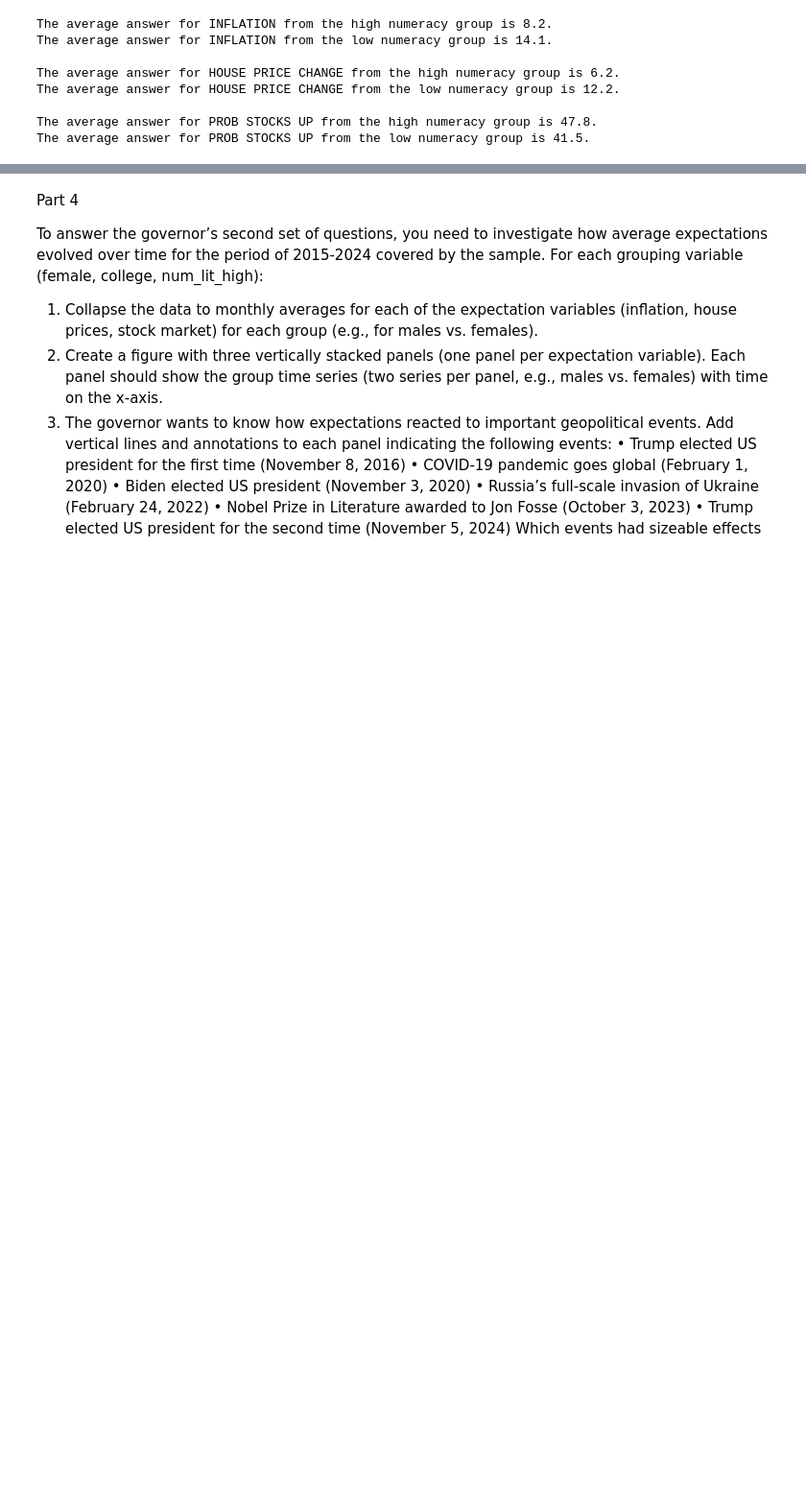
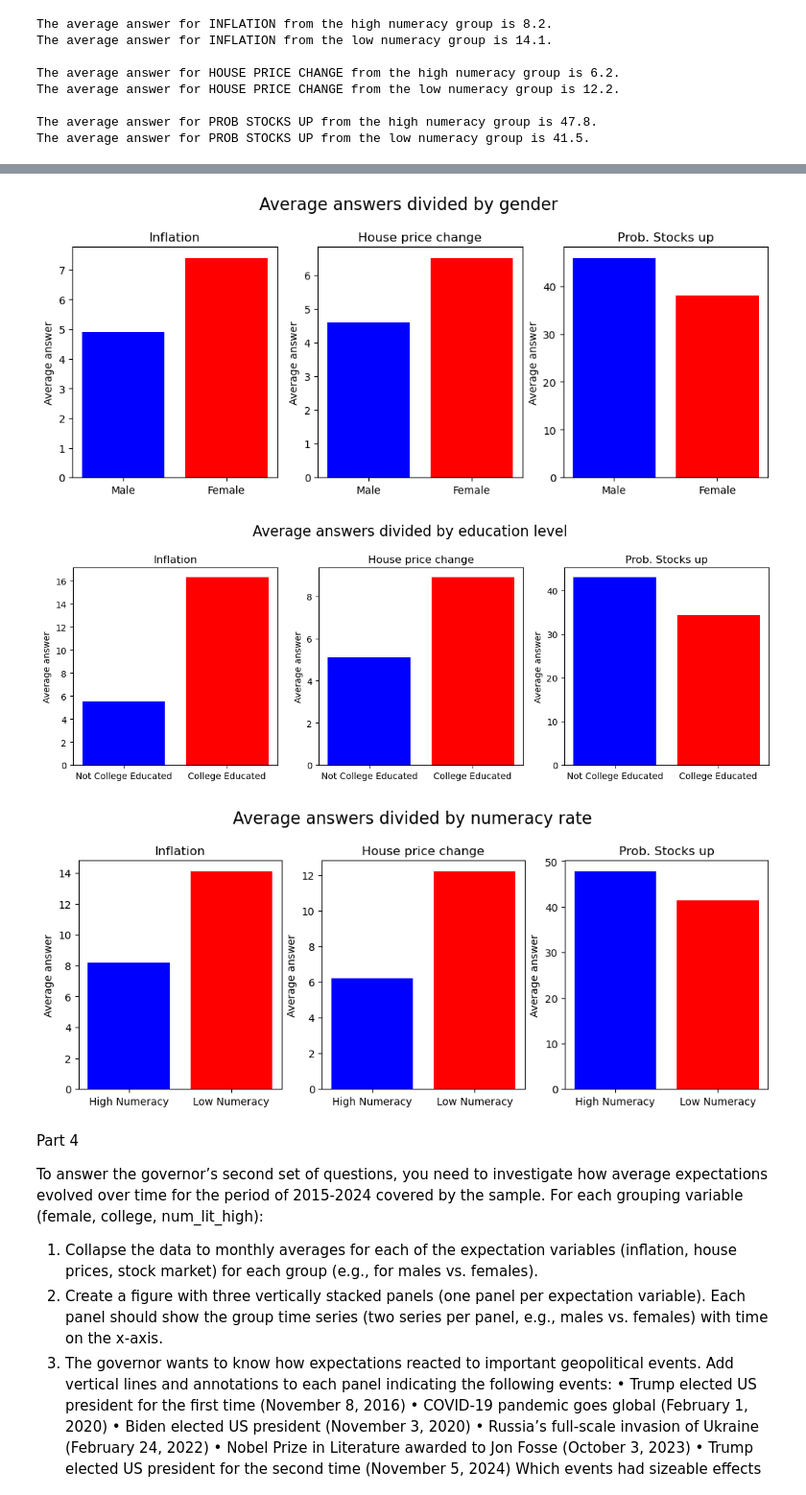
Before and after one commit to Sophiabevers/TECH2-Group-term-paper, a Jupyter notebook: termpaper sophia.ipynb, the cells around one changed output, grey strips where cells are left out. Shown at 96% size. Cells and saved outputs as stored; diff of their text form; code cells hidden in the pictures; blank space fills up the shorter version.

```diff
--- a/termpaper sophia.ipynb
+++ b/termpaper sophia.ipynb
@@ -266,3 +184,53 @@ for a in range(len(variables)):
+# %%
+#create function for each division to get the values
+def df_gender_dictionary(variable):
+    variable_neat = variable.replace('_', ' ').upper()
+    variable_average = round(df_gender[variable].mean(),1)
+    variable_average = variable_average.rename({0.0: 'Male', 1.0: 'Female'})
+    variabledc = variable_average.to_dict()
+    gender = variabledc.values()
+    return variabledc.values()
+
+def df_college_dictionary(variable):
+    variable_neat = variable.replace('_', ' ').upper()
+    df_educ ={}
+    variable_averagec = round(df_college[variable].mean(), 1)
+    variable_averagenc = round(df_non_college[variable].mean(),1)
+    df_educ['college educated'] = variable_averagec
+    df_educ['non college educated'] = variable_averagenc
+    return df_educ.values()
+
+def df_numeracy_dictionary(variable):
+    variable_neat = variable.replace('_', ' ').upper()
+    df_num ={}
+    variable_averageh = round(df_high[variable].mean(), 1)
+    variable_averagel = round(df_low[variable].mean(),1)
+    df_num['high numeracy'] = variable_averageh
+    df_num['low numeracy'] = variable_averagel
+    return df_num.values()
+
+#function to plot figure for each division
+def plot_figure(x,y,division, dict_function, categories):
+    fig, axes = plt.subplots(1, 3,  figsize=(x, y))
+    fig.suptitle(f'Average answers divided by {division}', fontsize = 16, y = 1.05)
+
+    #loop to create three figures for each variable
+    c = 0
+    for i in range(len(variables)):
+        avg = dict_function(variable=variables[i])
+        axes[c].bar(categories, avg, color = ['blue', 'red'])
+        axes[c].set_title(figures[c])
+        axes[c].set_ylabel('Average answer')
+
+        c +=1
+#use functions
+plot_figure(x=12,y=4,division='gender', dict_function=df_gender_dictionary, categories = genders)
+plot_figure(x=14,y=4, division = 'education level', dict_function = df_college_dictionary, categories = education)
+plot_figure(x=12, y=4, division = 'numeracy rate', dict_function = df_numeracy_dictionary, categories = numeracy_rate)
+# %% [output]
+[figure, added]
+[figure, added]
+[figure, added]
 # %% [markdown]
 Part 4
 
```
Also changed, not shown: parts of 6 cells of this notebook.
